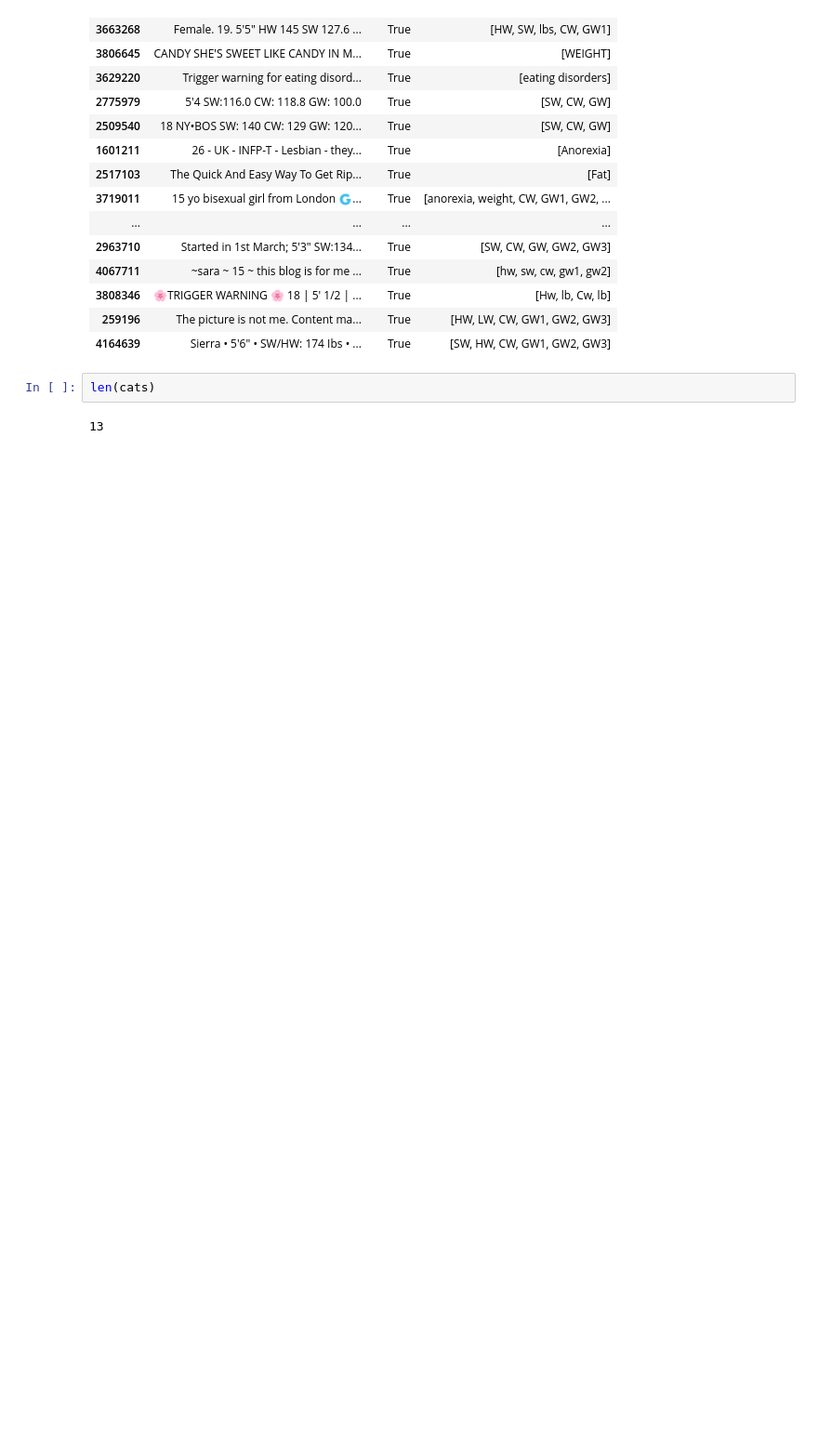
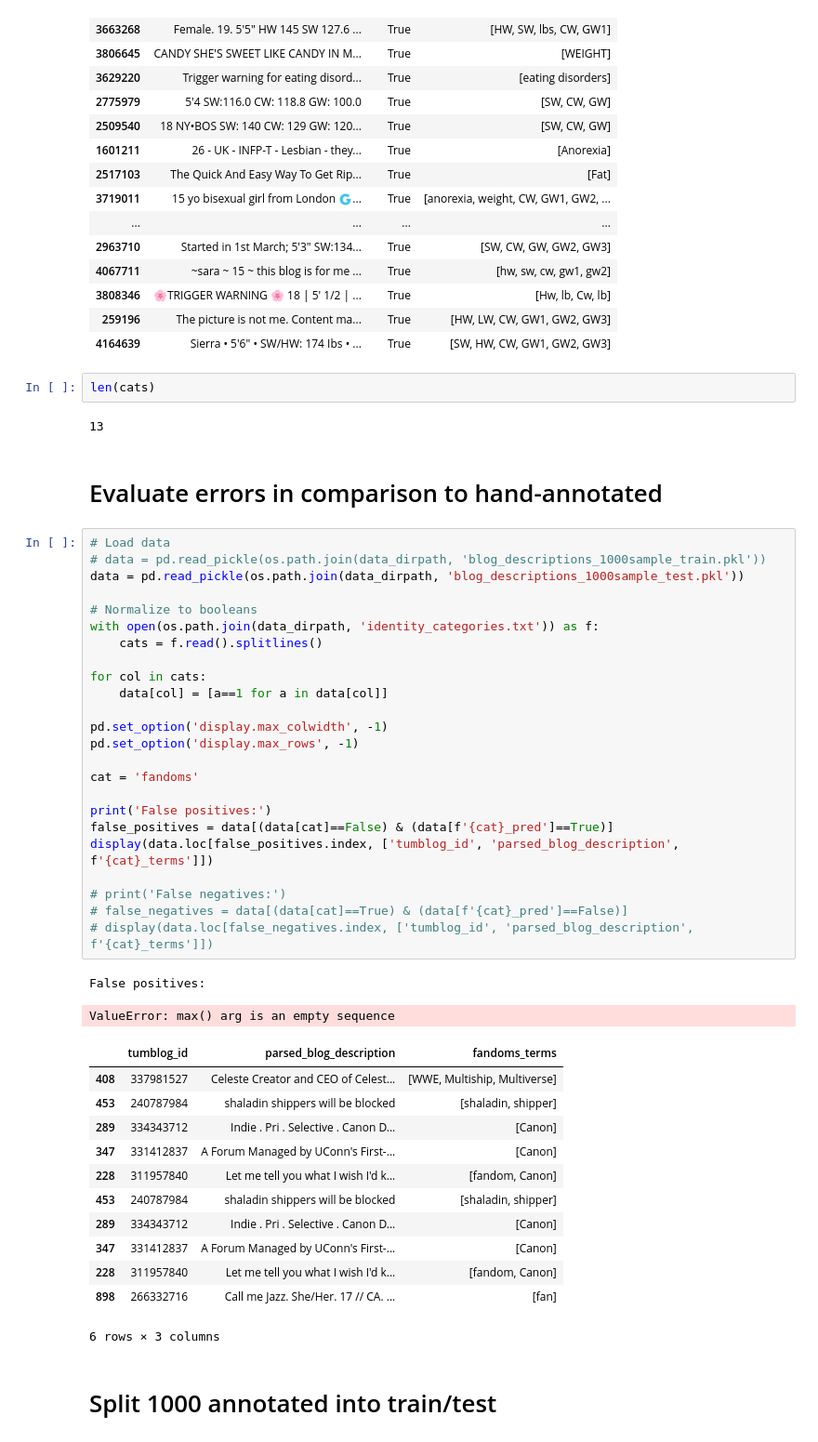
Before and after one commit to michaelmilleryoder/tumblr-scripts, a Jupyter notebook: jupyter/check_identity_annotations.ipynb, the cells around one changed output. Shown at 93% size. Drawn from its saved outputs; the diff is of its cells as text; blank space fills up the shorter version.

Commit message:
Check identity annotations

```diff
--- a/jupyter/check_identity_annotations.ipynb
+++ b/jupyter/check_identity_annotations.ipynb
@@ -301,3 +303,46 @@ for col in sorted(cats):
 len(cats)
 # %% [output]
 13
+# %% [markdown]
+# Evaluate errors in comparison to hand-annotated
+# %%
+# Load data
+# data = pd.read_pickle(os.path.join(data_dirpath, 'blog_descriptions_1000sample_train.pkl'))
+data = pd.read_pickle(os.path.join(data_dirpath, 'blog_descriptions_1000sample_test.pkl'))
+
+# Normalize to booleans
+with open(os.path.join(data_dirpath, 'identity_categories.txt')) as f:
+    cats = f.read().splitlines()
+
+for col in cats:
+    data[col] = [a==1 for a in data[col]]
+
+pd.set_option('display.max_colwidth', -1)
+pd.set_option('display.max_rows', -1)
+
+cat = 'fandoms'
+
+print('False positives:')
+false_positives = data[(data[cat]==False) & (data[f'{cat}_pred']==True)]
+display(data.loc[false_positives.index, ['tumblog_id', 'parsed_blog_description', f'{cat}_terms']])
+
+# print('False negatives:')
+# false_negatives = data[(data[cat]==True) & (data[f'{cat}_pred']==False)]
+# display(data.loc[false_negatives.index, ['tumblog_id', 'parsed_blog_description', f'{cat}_terms']])
+# %% [output]
+False positives:
+ValueError: max() arg is an empty sequence
+|  | tumblog_id | parsed_blog_description | fandoms_terms |
+| 408 | 337981527 | Celeste Creator and CEO of Celest... | [WWE, Multiship, Multiverse] |
+| 453 | 240787984 | shaladin shippers will be blocked | [shaladin, shipper] |
+| 289 | 334343712 | Indie . Pri . Selective . Canon D... | [Canon] |
+| 347 | 331412837 | A Forum Managed by UConn's First-... | [Canon] |
+| 228 | 311957840 | Let me tell you what I wish I'd k... | [fandom, Canon] |
+| 453 | 240787984 | shaladin shippers will be blocked | [shaladin, shipper] |
+| 289 | 334343712 | Indie . Pri . Selective . Canon D... | [Canon] |
+| 347 | 331412837 | A Forum Managed by UConn's First-... | [Canon] |
+| 228 | 311957840 | Let me tell you what I wish I'd k... | [fandom, Canon] |
+| 898 | 266332716 | Call me Jazz. She/Her. 17 // CA. ... | [fan] |
+6 rows × 3 columns
+# %% [markdown]
+# Split 1000 annotated into train/test
```
Also changed, not shown: parts of 3 cells of this notebook, 2 other files.
